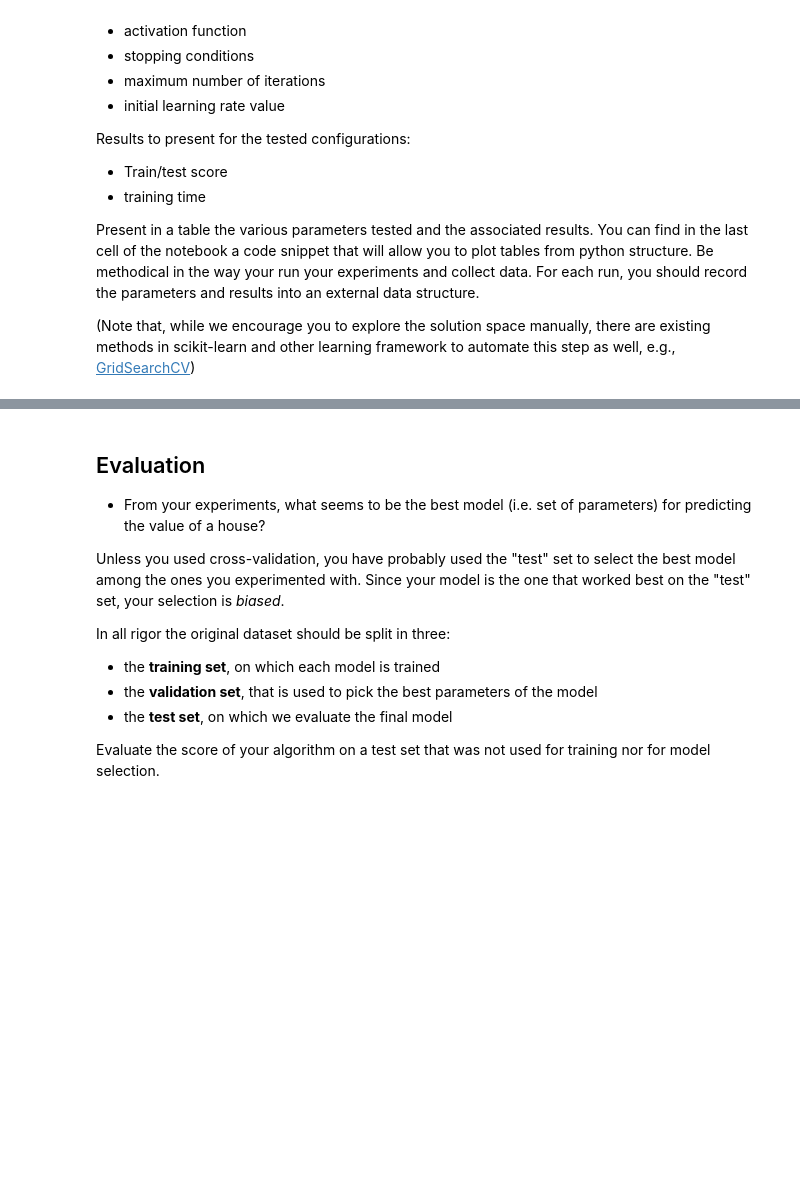
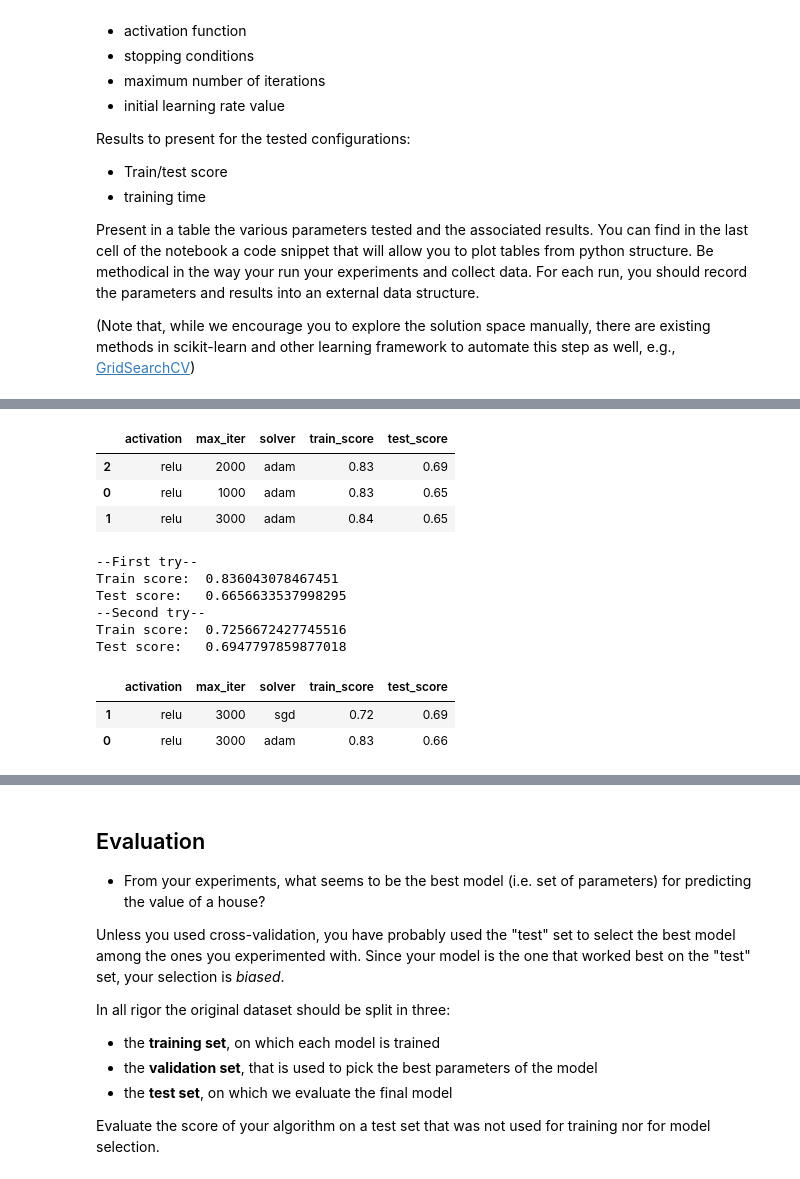
Before and after one commit to BryanBradfo/laas-machine-learning, a Jupyter notebook: 2-mlp.ipynb, the cells around one changed output, grey strips where cells are left out. Cells and saved outputs as stored; diff of their text form; code cells hidden in the pictures; blank space fills up the shorter version.

```diff
--- a/2-mlp.ipynb
+++ b/2-mlp.ipynb
@@ -152,11 +269,68 @@ Be methodical in the way your run your experiments and collect data. For each ru
+# %%
+# Code snippet to display a nice table in jupyter notebooks  (remove from report)
+import numpy as np
+import pandas as pd
+
+data = []
+data.append({'activation': 'relu', 'max_iter': '1000', 'solver': 'adam','train_score': 0.83, 'test_score': 0.65})
+data.append({'activation': 'relu', 'max_iter': '3000', 'solver': 'adam', 'train_score': 0.84, 'test_score': 0.65})
+data.append({'activation': 'relu', 'max_iter': '2000', 'solver': 'adam', 'train_score': 0.83, 'test_score': 0.69})
+
+table = pd.DataFrame.from_dict(data)
+table = table.replace(np.nan, '-')
+table = table.sort_values(by='test_score', ascending=False)
+table
+# %% [output]
+|  | activation | max_iter | solver | train_score | test_score |
+| 2 | relu | 2000 | adam | 0.83 | 0.69 |
+| 0 | relu | 1000 | adam | 0.83 | 0.65 |
+| 1 | relu | 3000 | adam | 0.84 | 0.65 |
+# %%
+##########################
+###    SOLVER          ###
+##########################
+
+# Experiment w/ possible parameters of the network in order to obtain a good test score, ideally w/ a small learning time
+from sklearn.neural_network import MLPRegressor
+from matplotlib import pyplot as plt
+
+# 1st try
+mlp = MLPRegressor(max_iter=3000, activation='relu', solver='adam') # define the model, with default params
+mlp.fit(X_train, y_train) # train the MLP
+
+# Evaluate the model
+print("--First try--")
+print('Train score: ', mlp.score(X_train, y_train))
+print('Test score:  ', mlp.score(X_test, y_test))
+
+# 2nd try
+mlp = MLPRegressor(max_iter=3000, activation='relu', solver='sgd') # define the model, with default params
+mlp.fit(X_train, y_train) # train the MLP
+
+# Evaluate the model
+print("--Second try--")
+print('Train score: ', mlp.score(X_train, y_train))
+print('Test score:  ', mlp.score(X_test, y_test))
+# %% [output]
+--First try--
+Train score:  0.836043078467451
+Test score:   0.6656633537998295
+--Second try--
+Train score:  0.7256672427745516
+Test score:   0.6947797859877018
 # %%
 # Code snippet to display a nice table in jupyter notebooks  (remove from report)
+import numpy as np
 import pandas as pd
+
 data = []
-data.append({'activation': 'relu', 'max_iter': '500', 'test_score': 0.87})
-data.append({'activation': 'tanh', 'max_iter': '200', 'early_stopping': False, 'test_score': 0.91})
-
+data.append({'activation': 'relu', 'max_iter': '3000', 'solver': 'adam','train_score': 0.83, 'test_score': 0.66})
+data.append({'activation': 'relu', 'max_iter': '3000', 'solver': 'sgd', 'train_score': 0.72, 'test_score': 0.69})
 table = pd.DataFrame.from_dict(data)
 table = table.replace(np.nan, '-')
 table = table.sort_values(by='test_score', ascending=False)
 table
+# %% [output]
+|  | activation | max_iter | solver | train_score | test_score |
+| 1 | relu | 3000 | sgd | 0.72 | 0.69 |
+| 0 | relu | 3000 | adam | 0.83 | 0.66 |
```
Also changed, not shown: parts of 19 cells of this notebook, 1 other file.
